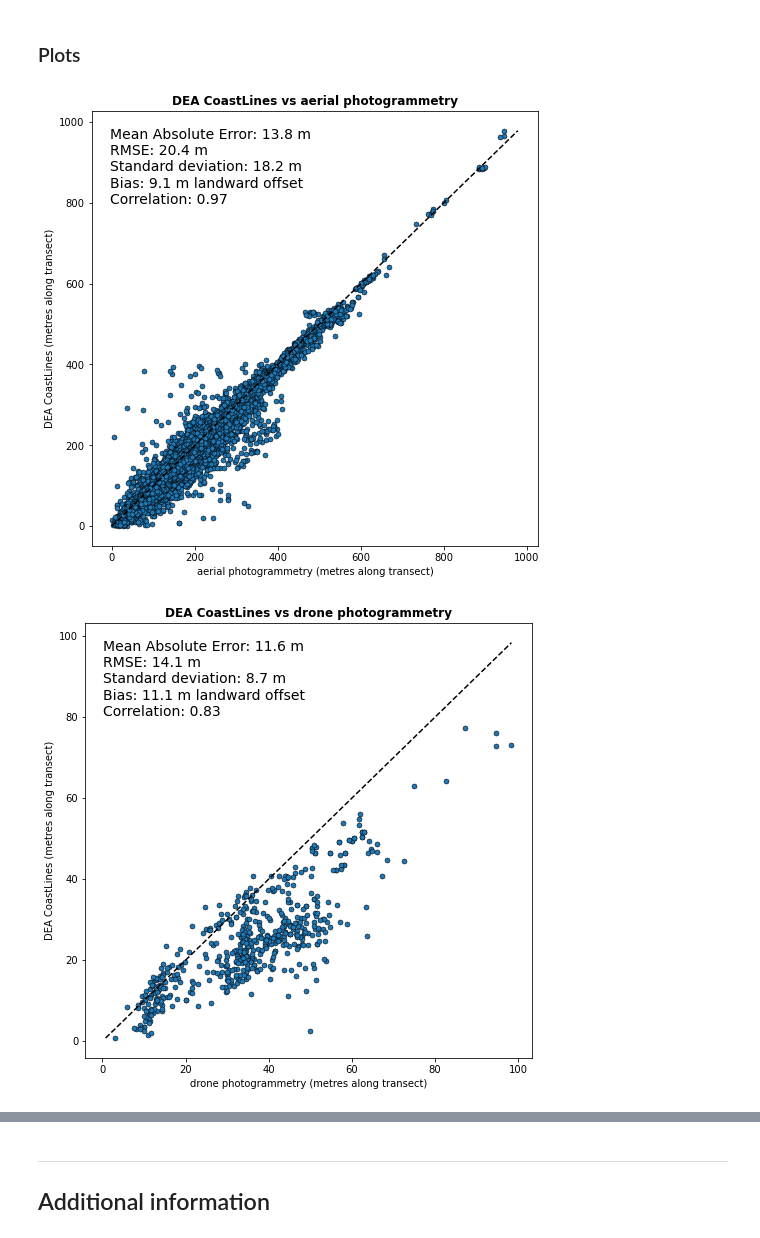
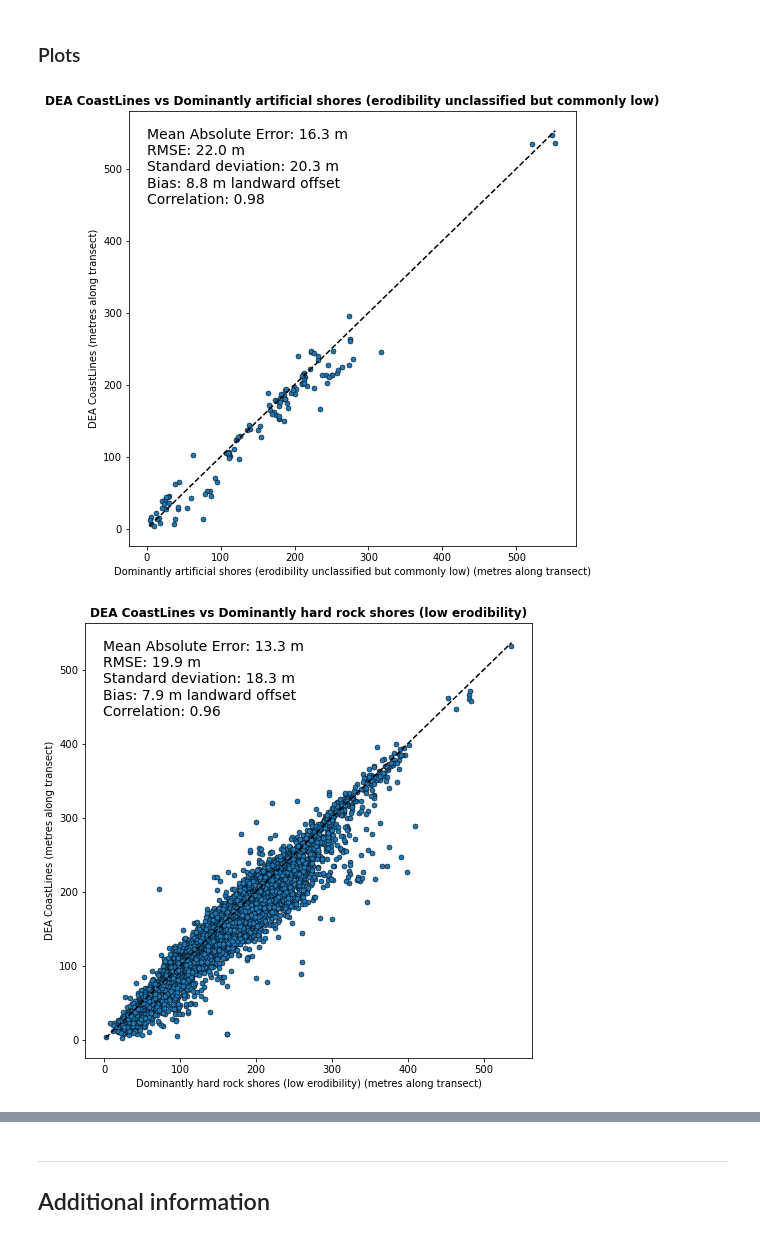
Before and after one commit to GeoscienceAustralia/dea-coastlines, a Jupyter notebook: validation/DEACoastlines_validation.ipynb, the cells around one changed output, grey strips where cells are left out. Cells and saved outputs as stored; diff of their text form; code cells hidden in the pictures.

Commit message:
Add new approach to identify nearest smartline class

```diff
--- a/validation/DEACoastlines_validation.ipynb
+++ b/validation/DEACoastlines_validation.ipynb
@@ -590,33 +583,33 @@ def val_plot(df,
 
         # Simplify titles
         g.set_titles(row_template='{row_name}',
                      col_template='{col_name}')
 
         # Customise legend
         g._legend.texts[0].set_text("")
         g._legend.set_bbox_to_anchor(time_legend_pos)
 
         # Export to file
         g.savefig(f"{title}_time_offset{offset:.1f}.png", dpi=300)
 
     return pd.Series({'Mean Absolute Error': mae,
                     f'RMSE': rmse,
                     f'Standard deviation': stdev,
                     f'Bias': f'{bias:.1f} m {offset_str}',
                     f'Correlation': corr})
 
-for i, sub in stats_subset.groupby('source'):
+for i, sub in stats_subset.groupby('smartline'):
 
     # Run analysis
     g = val_plot(df=sub,  # stats_subset,
                  title=i.replace('/', '-'),
                  scatter=True,
                  density=False,
                  time=False,
                  time_stat='median',
                  time_legend_pos=[0.67, 0.11],
                  offset=0,
                  extent=(0, 1000))
 # %% [output]
-[figure, old version]
+[figure, new version]
-[figure, old version]
+[figure, new version]
```
Also changed, not shown: parts of 7 cells of this notebook, 1 other file.
